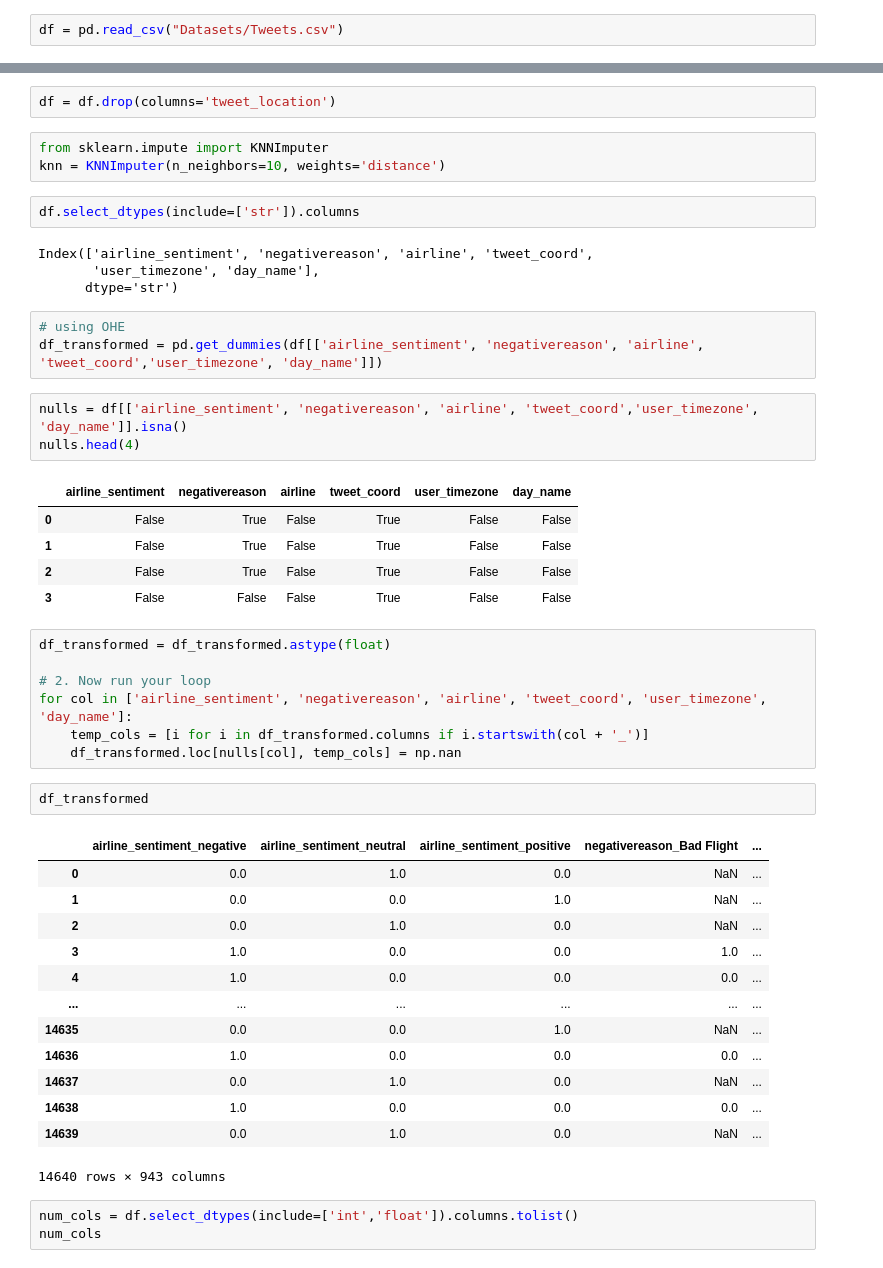
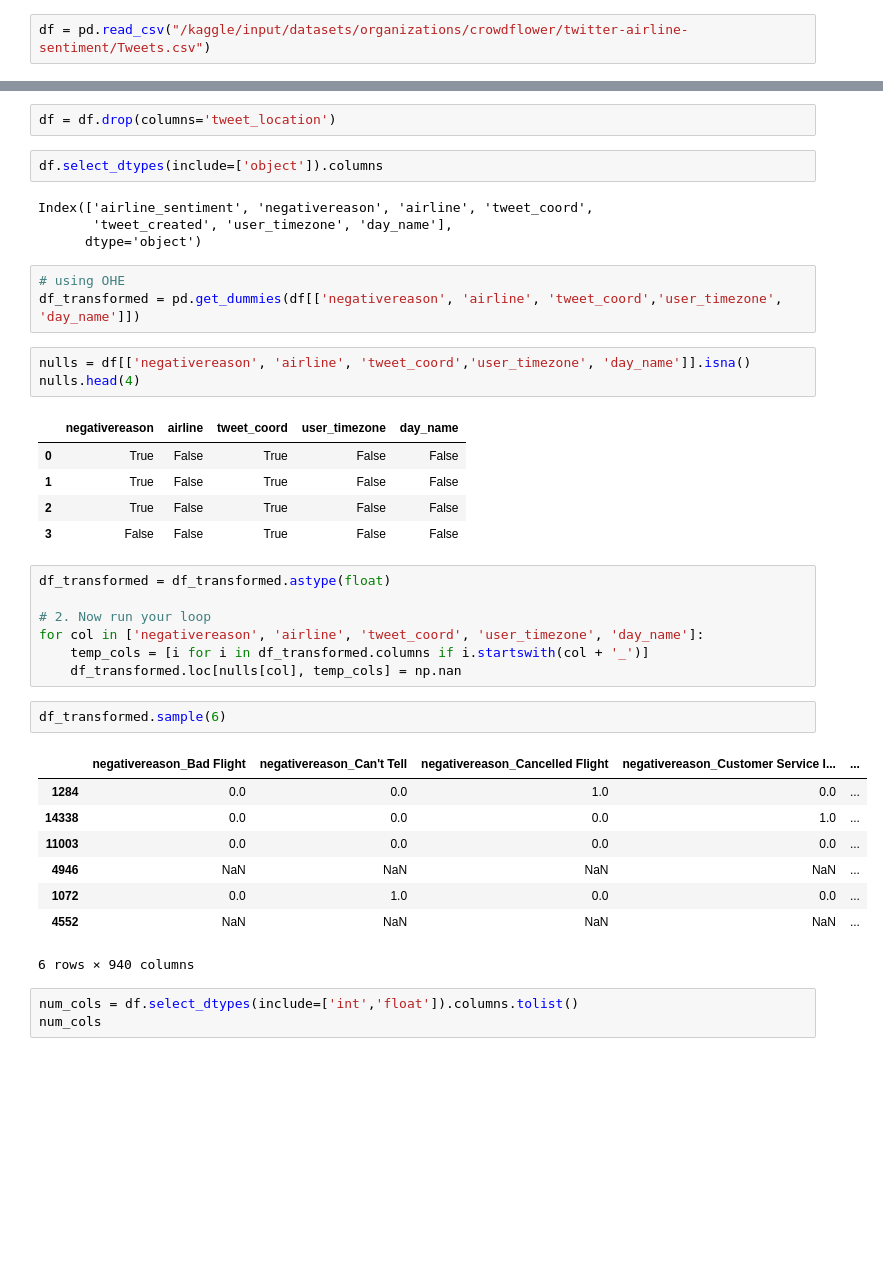
Before and after one commit to pradhans369/Deep_Learning, a Jupyter notebook: 2_3_2.ipynb, the cells around one changed output, grey strips where cells are left out. Cells and saved outputs as stored; diff of their text form; blank space fills up the shorter version.

```diff
--- a/2_3_2.ipynb
+++ b/2_3_2.ipynb
@@ -6,5 +10,5 @@ import pandas as pd
 # %%
-df = pd.read_csv("Datasets/Tweets.csv")
+df = pd.read_csv("/kaggle/input/datasets/organizations/crowdflower/twitter-airline-sentiment/Tweets.csv")
 # %%
 df.isna().sum()
 # %% [output]
@@ -233,49 +235,41 @@ pd.DataFrame({
 # %%
 df = df.drop(columns='tweet_location')
-# %%
-from sklearn.impute import KNNImputer
-knn = KNNImputer(n_neighbors=10, weights='distance')
 # %%
-df.select_dtypes(include=['str']).columns
+df.select_dtypes(include=['object']).columns
 # %% [output]
 Index(['airline_sentiment', 'negativereason', 'airline', 'tweet_coord',
-       'user_timezone', 'day_name'],
-      dtype='str')
+       'tweet_created', 'user_timezone', 'day_name'],
+      dtype='object')
 # %%
 # using OHE
-df_transformed = pd.get_dummies(df[['airline_sentiment', 'negativereason', 'airline', 'tweet_coord','user_timezone', 'day_name']])
+df_transformed = pd.get_dummies(df[['negativereason', 'airline', 'tweet_coord','user_timezone', 'day_name']])
 # %%
-nulls = df[['airline_sentiment', 'negativereason', 'airline', 'tweet_coord','user_timezone', 'day_name']].isna()
+nulls = df[['negativereason', 'airline', 'tweet_coord','user_timezone', 'day_name']].isna()
 nulls.head(4)
 # %% [output]
-|  | airline_sentiment | negativereason | airline | tweet_coord | user_timezone | day_name |
-| 0 | False | True | False | True | False | False |
-| 1 | False | True | False | True | False | False |
-| 2 | False | True | False | True | False | False |
-| 3 | False | False | False | True | False | False |
+|  | negativereason | airline | tweet_coord | user_timezone | day_name |
+| 0 | True | False | True | False | False |
+| 1 | True | False | True | False | False |
+| 2 | True | False | True | False | False |
+| 3 | False | False | True | False | False |
 # %%
 df_transformed = df_transformed.astype(float)
 
 # 2. Now run your loop
-for col in ['airline_sentiment', 'negativereason', 'airline', 'tweet_coord', 'user_timezone', 'day_name']:
+for col in ['negativereason', 'airline', 'tweet_coord', 'user_timezone', 'day_name']:
     temp_cols = [i for i in df_transformed.columns if i.startswith(col + '_')]
     df_transformed.loc[nulls[col], temp_cols] = np.nan
 # %%
-df_transformed
+df_transformed.sample(6)
 # %% [output]
-|  | airline_sentiment_negative | airline_sentiment_neutral | airline_sentiment_positive | negativereason_Bad Flight | ... |
-| 0 | 0.0 | 1.0 | 0.0 | NaN | ... |
-| 1 | 0.0 | 0.0 | 1.0 | NaN | ... |
-| 2 | 0.0 | 1.0 | 0.0 | NaN | ... |
-| 3 | 1.0 | 0.0 | 0.0 | 1.0 | ... |
-| 4 | 1.0 | 0.0 | 0.0 | 0.0 | ... |
-| ... | ... | ... | ... | ... | ... |
-| 14635 | 0.0 | 0.0 | 1.0 | NaN | ... |
-| 14636 | 1.0 | 0.0 | 0.0 | 0.0 | ... |
-| 14637 | 0.0 | 1.0 | 0.0 | NaN | ... |
-| 14638 | 1.0 | 0.0 | 0.0 | 0.0 | ... |
-| 14639 | 0.0 | 1.0 | 0.0 | NaN | ... |
+|  | negativereason_Bad Flight | negativereason_Can't Tell | negativereason_Cancelled Flight | negativereason_Customer Service I... | ... |
+| 1284 | 0.0 | 0.0 | 1.0 | 0.0 | ... |
+| 14338 | 0.0 | 0.0 | 0.0 | 1.0 | ... |
+| 11003 | 0.0 | 0.0 | 0.0 | 0.0 | ... |
+| 4946 | NaN | NaN | NaN | NaN | ... |
+| 1072 | 0.0 | 1.0 | 0.0 | 0.0 | ... |
+| 4552 | NaN | NaN | NaN | NaN | ... |
-14640 rows × 943 columns
+6 rows × 940 columns
 # %%
 num_cols = df.select_dtypes(include=['int','float']).columns.tolist()
 num_cols
```
Also changed, not shown: parts of 81 cells of this notebook.
